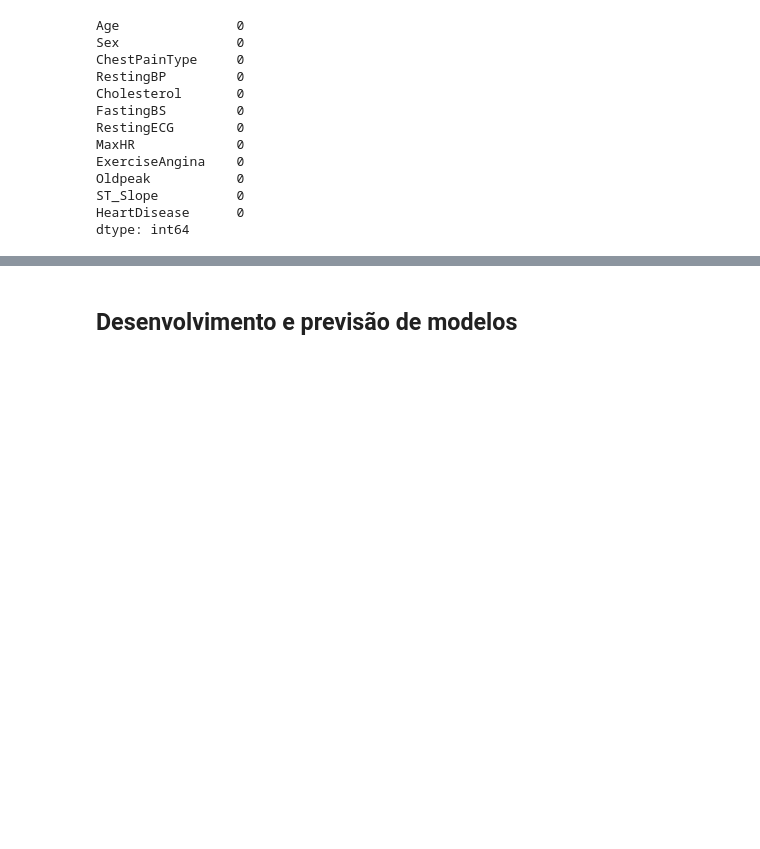
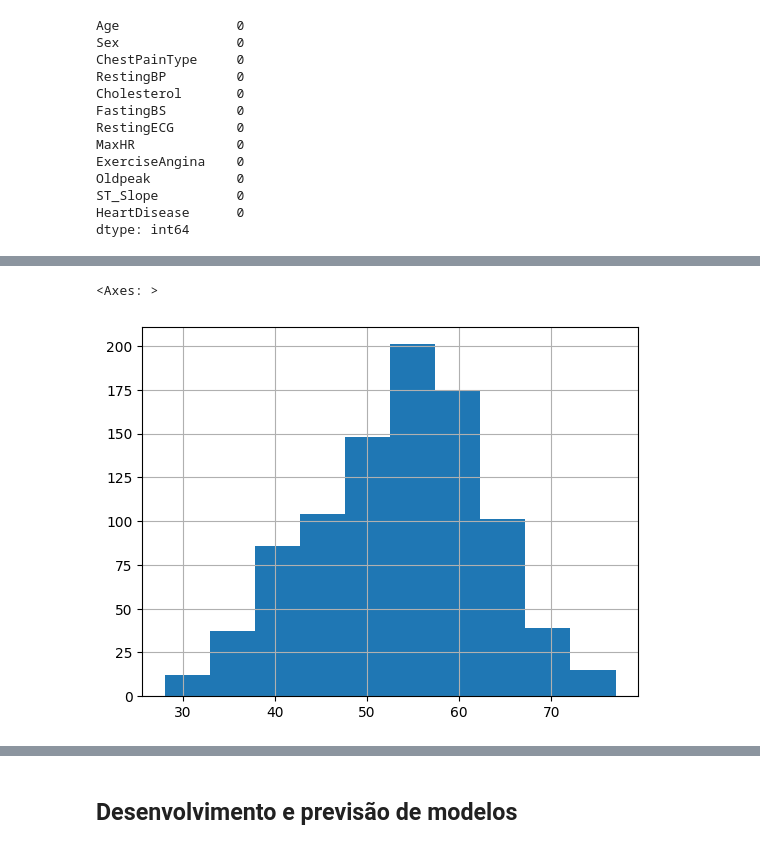
Before and after one commit to renigoms/marchine_learning_project, a Jupyter notebook: regressao_logistica_new.ipynb, the cells around one changed output, grey strips where cells are left out. Cells and saved outputs as stored; diff of their text form; code cells hidden in the pictures; blank space fills up the shorter version.

```diff
--- a/regressao_logistica_new.ipynb
+++ b/regressao_logistica_new.ipynb
@@ -77,0 +145,5 @@ X_test_scaled = pd.DataFrame(
+# %%
+df["Age"].hist()
+# %% [output]
+<Axes: >
+[figure, added]
```
Also changed, not shown: parts of 28 cells of this notebook.
